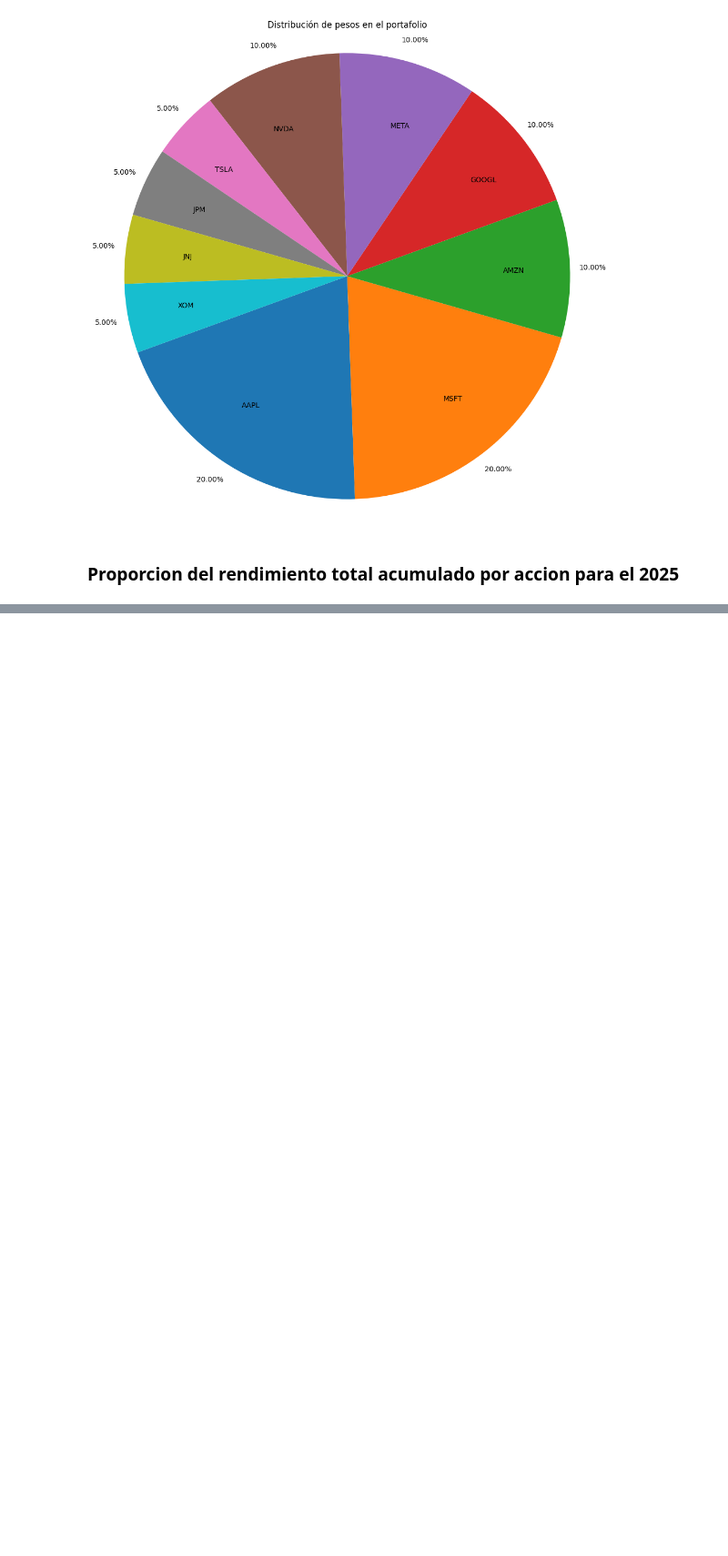
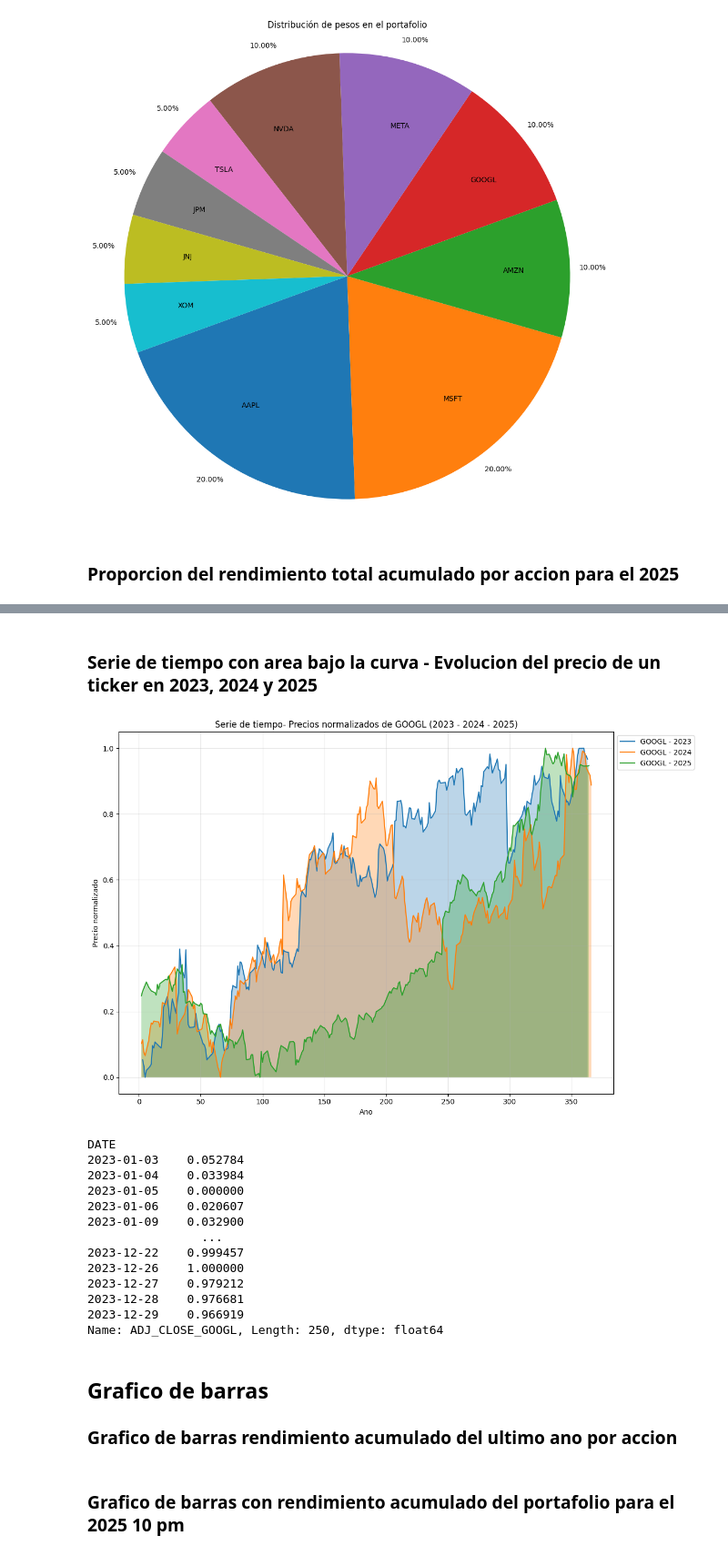
Before and after one commit to OssianV/REPOSITORIO_CLASE_ANALISIS_DE_DATOS, a Jupyter notebook: SCRIPTS/pandas_and_plotting_practice_02.ipynb, the cells around one changed output, grey strips where cells are left out. Shown at 91% size. Saved outputs shown, nothing was run; the diff lists cells and outputs as text; code cells hidden in the pictures; blank space fills up the shorter version.

```diff
--- a/SCRIPTS/pandas_and_plotting_practice_02.ipynb
+++ b/SCRIPTS/pandas_and_plotting_practice_02.ipynb
@@ -430,0 +463,59 @@ display(adjusted_yield_2025)
+# %% [markdown]
+### Serie de tiempo con area bajo la curva - Evolucion del precio de un ticker en 2023, 2024 y 2025
+# %%
+ticker = "GOOGL"
+
+ticker_prices_2023 = ts_prices_v2.loc["2023-01-01":"2023-12-31", f"ADJ_CLOSE_{ticker}"]
+ticker_prices_2024 = ts_prices_v2.loc["2024-01-01":"2024-12-31", f"ADJ_CLOSE_{ticker}"]
+ticker_prices_2025 = ts_prices_v2.loc["2025-01-01":"2025-12-31", f"ADJ_CLOSE_{ticker}"]
+
+normalize = True
+
+if normalize:
+    s_v2 = ticker_prices_2023
+    ticker_prices_2023 = (s_v2 - s_v2.min())/(s_v2.max()-s_v2.min())
+    s_v2 = ticker_prices_2024
+    ticker_prices_2024 = (s_v2 - s_v2.min())/(s_v2.max()-s_v2.min())
+    s_v2 = ticker_prices_2025
+    ticker_prices_2025 = (s_v2 - s_v2.min())/(s_v2.max()-s_v2.min())
+
+
+fig, ax = plt.subplots(figsize=(12,8))
+
+ax.plot(ticker_prices_2023.index.dayofyear, ticker_prices_2023.values, label=f"{ticker} - 2023")
+ax.fill_between(ticker_prices_2023.index.dayofyear, ticker_prices_2023.values, alpha=0.3)
+ax.plot(ticker_prices_2024.index.dayofyear, ticker_prices_2024.values, label=f"{ticker} - 2024")
+ax.fill_between(ticker_prices_2024.index.dayofyear, ticker_prices_2024.values, alpha=0.3)
+ax.plot(ticker_prices_2025.index.dayofyear, ticker_prices_2025.values, label=f"{ticker} - 2025")
+ax.fill_between(ticker_prices_2025.index.dayofyear, ticker_prices_2025.values, alpha=0.3)
+
+ax.set_title(f"Serie de tiempo- Precios normalizados de {ticker} (2023 - 2024 - 2025)")
+ax.grid(True, alpha=0.3)
+ax.legend(loc = "upper left", bbox_to_anchor = (1,1))
+ax.set_xlabel("Ano")
+ax.set_ylabel("Precio normalizado")
+fig.tight_layout()
+plt.show()
+
+display(ticker_prices_2023)
+# %% [output]
+[figure, added]
+DATE
+2023-01-03    0.052784
+2023-01-04    0.033984
+2023-01-05    0.000000
+2023-01-06    0.020607
+2023-01-09    0.032900
+                ...
+2023-12-22    0.999457
+2023-12-26    1.000000
+2023-12-27    0.979212
+2023-12-28    0.976681
+2023-12-29    0.966919
+Name: ADJ_CLOSE_GOOGL, Length: 250, dtype: float64
+# %% [markdown]
+## Grafico de barras
+
+### Grafico de barras rendimiento acumulado del ultimo ano por accion
+# %% [markdown]
+### Grafico de barras con rendimiento acumulado del portafolio para el 2025 10 pm
```
Also changed, not shown: parts of 5 cells of this notebook, 2 other files.
